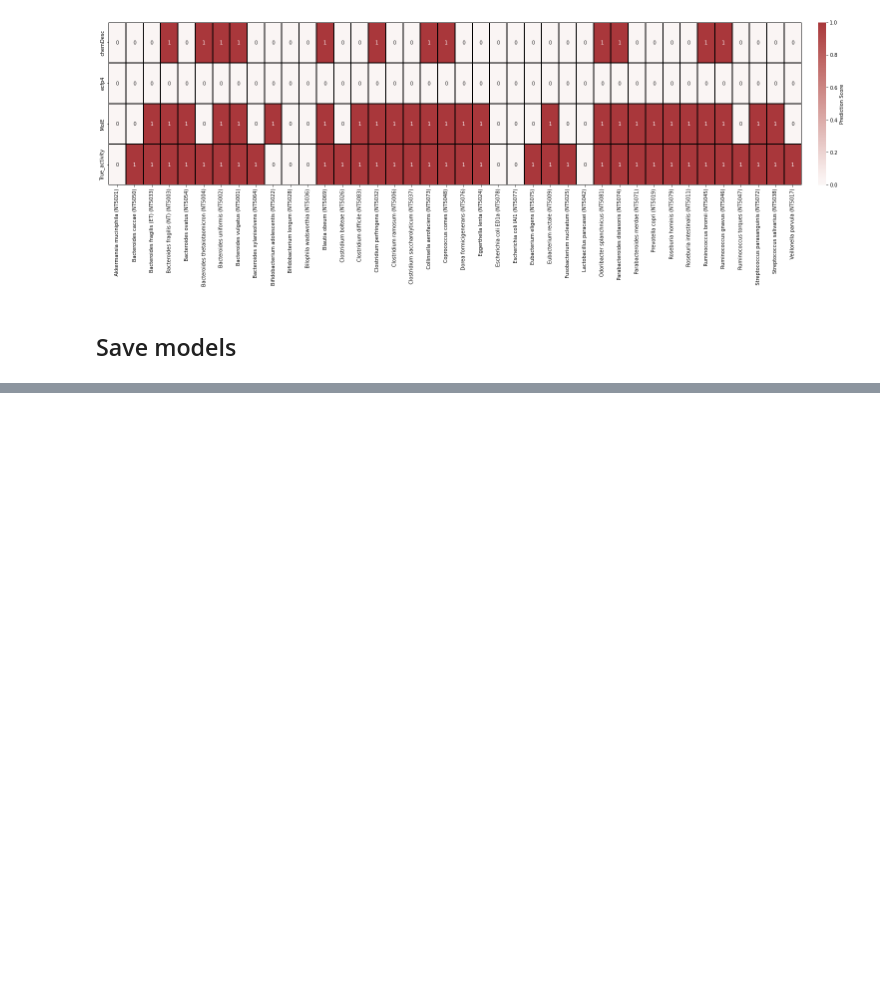
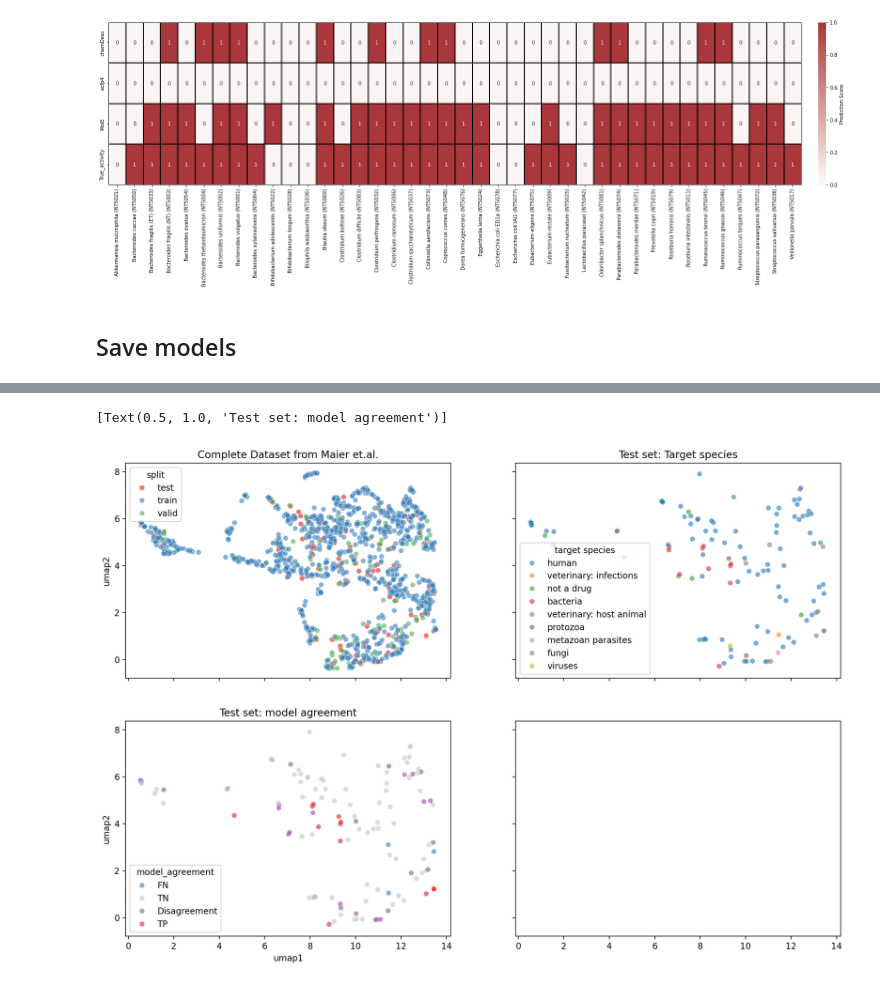
Before and after one commit to rolayoalarcon/mole_antimicrobial_potential, a Jupyter notebook: workflow/03.model_evaluation.ipynb, the cells around one changed output, grey strips where cells are left out. Drawn from its saved outputs; the diff is of its cells as text; code cells hidden in the pictures; blank space fills up the shorter version.

```diff
--- a/workflow/03.model_evaluation.ipynb
+++ b/workflow/03.model_evaluation.ipynb
@@ -648,0 +923,3 @@ optimal_thresholds.to_csv(os.path.join(OUTPUT_DIR, "optimal_thresholds.tsv.gz"),
+# %%
+test_classification = test_classification[["target species", "model_agreement", "MolE_chemclass", "ecfp4_chemclass", "chemDesc_chemclass"]]
+test_classification.head()
@@ -648,0 +943,12 @@ optimal_thresholds.to_csv(os.path.join(OUTPUT_DIR, "optimal_thresholds.tsv.gz"),
+# %%
+reducer = umap.UMAP(random_state=42, n_components=2, n_neighbors=20, min_dist=0.15, metric="cosine")
+
+embedding = reducer.fit_transform(representation_dict["MolE"].loc[split_df.index].values)
+
+mole_umap = pd.DataFrame(data = embedding,
+                          columns = ['umap1', 'umap2'],
+                          index = split_df.index)
+
+# Add chemical library origin
+mole_umap = mole_umap.join(split_df).join(test_classification).reset_index(names="prestwick_ID")
+mole_umap.head()
@@ -648,0 +962,17 @@ optimal_thresholds.to_csv(os.path.join(OUTPUT_DIR, "optimal_thresholds.tsv.gz"),
+# %%
+fig, ((ax1, ax2), (ax3, ax4)) = plt.subplots(2, 2, figsize=(15,10), sharex=True, sharey=True)
+
+sns.scatterplot(data=mole_umap, x="umap1", y="umap2", alpha=0.6, hue="split",
+                  palette={"train":"#377eb8", "test": "#e41a1c", "valid":"#4daf4a"}, ax=ax1)
+ax1.set(title="Complete Dataset from Maier et.al.")
+
+sns.scatterplot(data=mole_umap, x="umap1", y="umap2", alpha=0.6, hue="target species",
+                ax=ax2)
+ax2.set(title="Test set: Target species")
+
+sns.scatterplot(data=mole_umap, x="umap1", y="umap2", alpha=0.6, hue="model_agreement",
+                  palette={"TP": "#e41a1c", "FN": "#377eb8", "TN": "#C5C5C5", "Disagreement": "#984ea3" }, ax=ax3)
+ax3.set(title="Test set: model agreement")
+# %% [output]
+[Text(0.5, 1.0, 'Test set: model agreement')]
+[figure, added]
```
Also changed, not shown: parts of 40 cells of this notebook, 6 other files.
